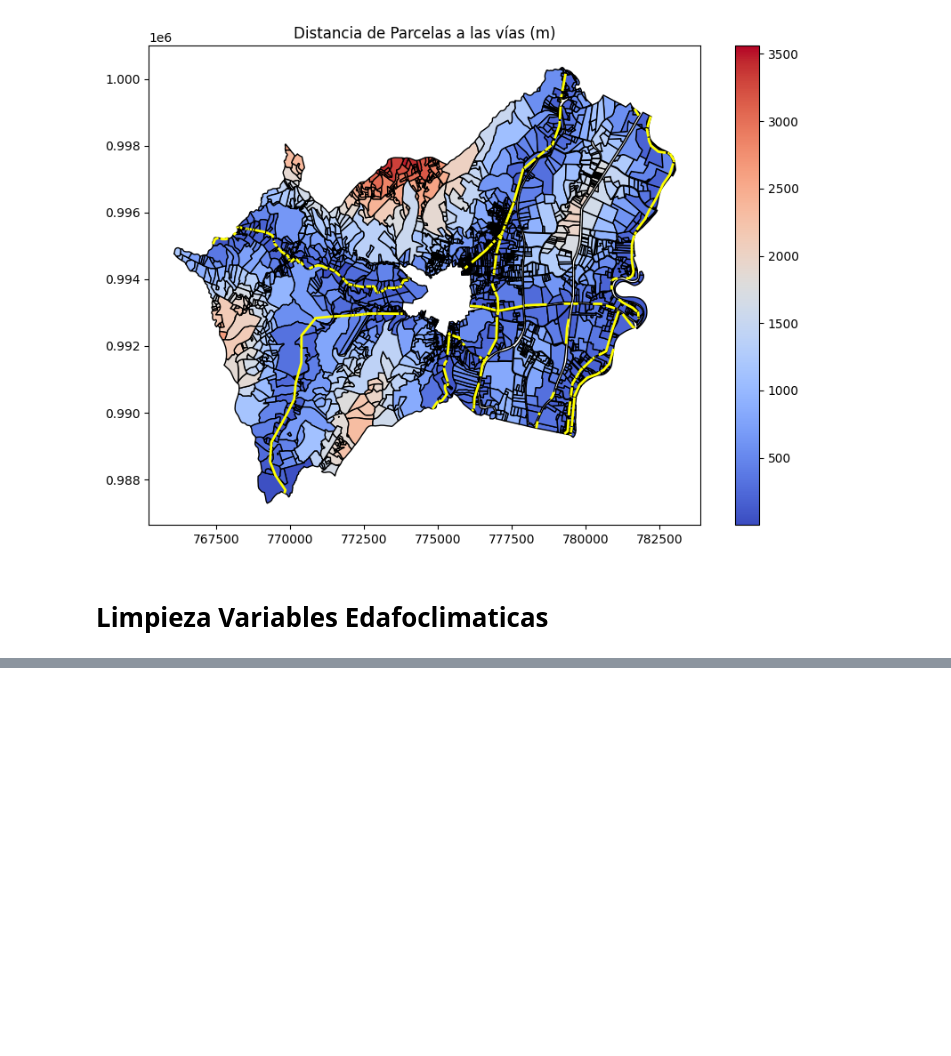
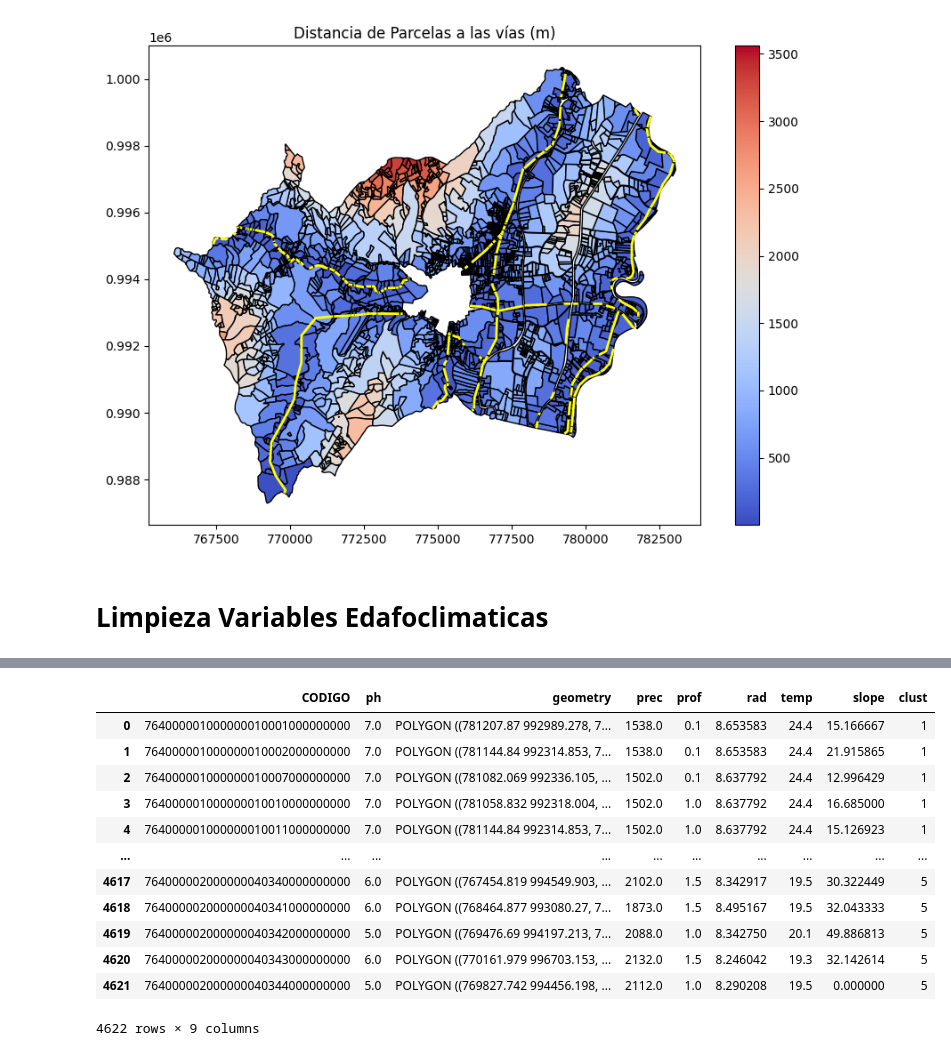
Before and after one commit to JorgeJolaUnal/Project_SIG, a Jupyter notebook: src/operations.ipynb, the cells around one changed output, grey strips where cells are left out. Drawn from its saved outputs; the diff is of its cells as text; code cells hidden in the pictures; blank space fills up the shorter version.

```diff
--- a/src/operations.ipynb
+++ b/src/operations.ipynb
@@ -457,0 +453,36 @@ edafoclima_gdf.head()
+# %%
+ph=gpd.read_file(ruta+"/results/ph_parc.geojson")
+prec=gpd.read_file(ruta+"/results/prec_parc.geojson")
+prof=gpd.read_file(ruta+"/results/prof_parc.geojson")
+rad=gpd.read_file(ruta+"/results/rad_parc.geojson")
+temp=gpd.read_file(ruta+"/results/temp_parc.geojson")
+slope=gpd.read_file(ruta+"/results/slope_parc.geojson")
+cluster=gpd.read_file(ruta+"/results/clusters.csv")
+# Seleccionar columnas sin duplicar 'geometry' en las uniones
+ph = ph[['CODIGO', 'ph', 'geometry']]
+prec = prec[['CODIGO', 'prec']]
+prof = prof[['CODIGO', 'prof']]
+rad = rad[['CODIGO', 'rad']]
+temp = temp[['CODIGO', 'temp']]
+slope= slope[['CODIGO', 'slope']]
+cluster = cluster[['CODIGO', 'clust']]
+
+
+all_gdf = ph.merge(prec, on='CODIGO', how='outer')\
+                   .merge(prof, on='CODIGO', how='outer')\
+                   .merge(rad, on='CODIGO', how='outer')\
+                   .merge(temp, on='CODIGO', how='outer')\
+                   .merge(slope, on='CODIGO', how='outer')\
+                   .merge(cluster, on='CODIGO', how='outer')
+
+all_gdf=all_gdf.groupby('CODIGO', as_index=False).agg({
+    'ph': 'mean',
+    'geometry': 'first',  # Mantiene la primera geometría encontrada
+    'prec': 'mean',
+    'prof': 'mean',
+    'rad': 'mean',
+    'temp': 'mean',
+    'slope': 'mean',
+    'clust': lambda x: x.mode().iat[0]
+})
+all_gdf.head(5)
@@ -457,0 +496,21 @@ edafoclima_gdf.head()
+# %%
+all_gdf['ph'] = all_gdf['ph'] * 7.5
+all_gdf['prof'] = all_gdf['prof'] * 1.5
+all_gdf['rad'] = all_gdf['rad'] / 2000
+all_gdf['slope']=(all_gdf['slope'] / 2000) * 100
+# %%
+all_gdf
+# %% [output]
+|  | CODIGO | ph | geometry | prec | prof | rad | temp | slope | clust |
+| 0 | 764000001000000010001000000000 | 7.0 | POLYGON ((781207.87 992989.278, 7... | 1538.0 | 0.1 | 8.653583 | 24.4 | 15.166667 | 1 |
+| 1 | 764000001000000010002000000000 | 7.0 | POLYGON ((781144.84 992314.853, 7... | 1538.0 | 0.1 | 8.653583 | 24.4 | 21.915865 | 1 |
+| 2 | 764000001000000010007000000000 | 7.0 | POLYGON ((781082.069 992336.105, ... | 1502.0 | 0.1 | 8.637792 | 24.4 | 12.996429 | 1 |
+| 3 | 764000001000000010010000000000 | 7.0 | POLYGON ((781058.832 992318.004, ... | 1502.0 | 1.0 | 8.637792 | 24.4 | 16.685000 | 1 |
+| 4 | 764000001000000010011000000000 | 7.0 | POLYGON ((781144.84 992314.853, 7... | 1502.0 | 1.0 | 8.637792 | 24.4 | 15.126923 | 1 |
+| ... | ... | ... | ... | ... | ... | ... | ... | ... | ... |
+| 4617 | 764000002000000040340000000000 | 6.0 | POLYGON ((767454.819 994549.903, ... | 2102.0 | 1.5 | 8.342917 | 19.5 | 30.322449 | 5 |
+| 4618 | 764000002000000040341000000000 | 6.0 | POLYGON ((768464.877 993080.27, 7... | 1873.0 | 1.5 | 8.495167 | 19.5 | 32.043333 | 5 |
+| 4619 | 764000002000000040342000000000 | 5.0 | POLYGON ((769476.69 994197.213, 7... | 2088.0 | 1.0 | 8.342750 | 20.1 | 49.886813 | 5 |
+| 4620 | 764000002000000040343000000000 | 6.0 | POLYGON ((770161.979 996703.153, ... | 2132.0 | 1.5 | 8.246042 | 19.3 | 32.142614 | 5 |
+| 4621 | 764000002000000040344000000000 | 5.0 | POLYGON ((769827.742 994456.198, ... | 2112.0 | 1.0 | 8.290208 | 19.5 | 0.000000 | 5 |
+4622 rows × 9 columns
```
Also changed, not shown: parts of 7 cells of this notebook, 9 other files.
